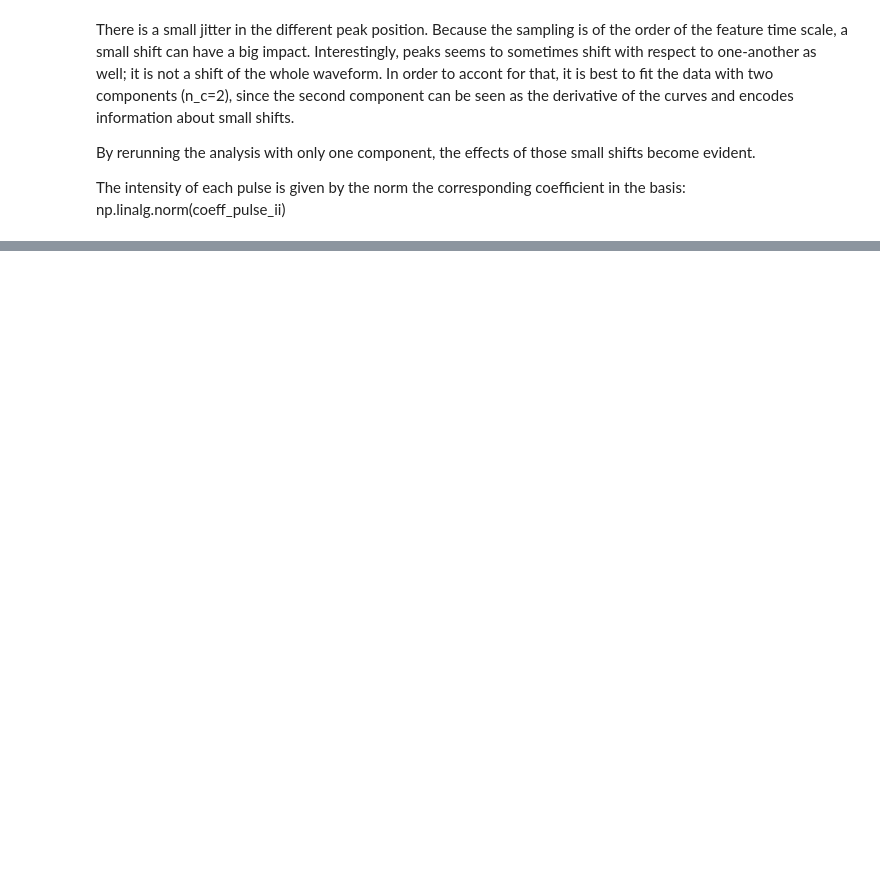
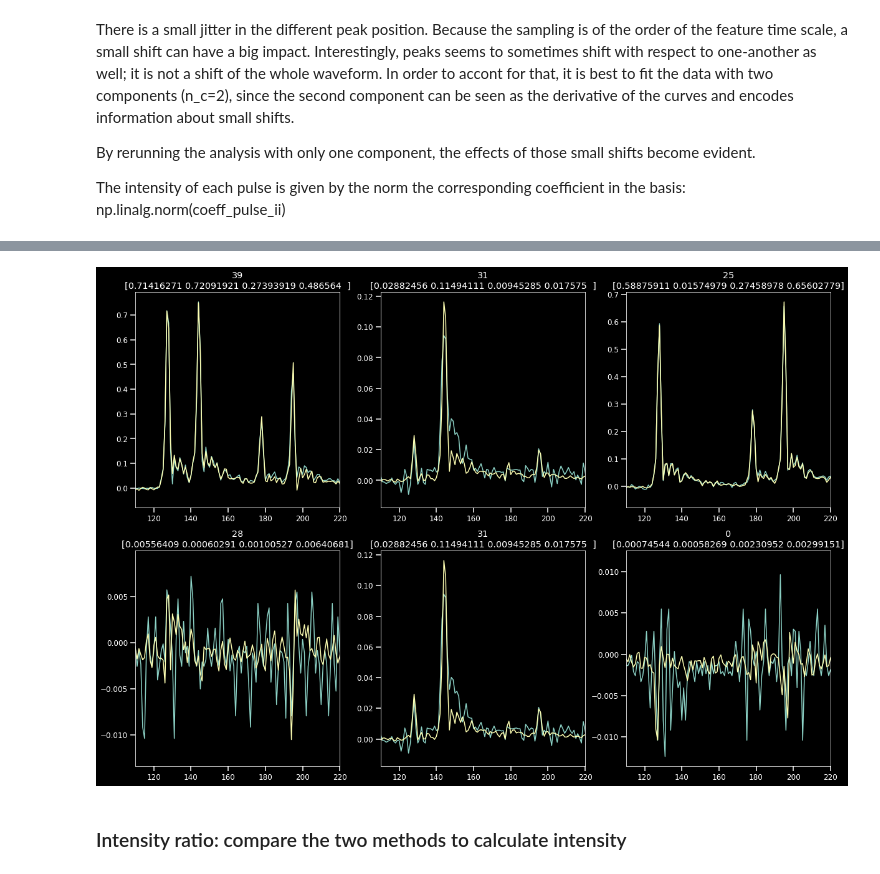
Before and after one commit to vespos/data_processing, a Jupyter notebook: waveform_analysis/multi_pulse/4pulse_xcs.ipynb, the cells around one changed output, grey strips where cells are left out. Drawn from its saved outputs; the diff is of its cells as text; code cells hidden in the pictures; blank space fills up the shorter version.

```diff
--- a/waveform_analysis/multi_pulse/4pulse_xcs.ipynb
+++ b/waveform_analysis/multi_pulse/4pulse_xcs.ipynb
@@ -179,8 +175,8 @@ plt.show()
 # %% [markdown]
 ## Build basis by shifting the single pulse basis accordingly
 # %%
-dl = [0, p2-p1, p3-p1, p4-p1]
-A0 = np.roll(A,-1, axis=0)
+dl = [-1, p2-p1, p3-p1, p4-p1]
+A0 = np.roll(A, dl[0], axis=0)
 A1 = np.roll(A0, dl[1], axis=0)
 A2 = np.roll(A0, dl[2], axis=0)
 A3 = np.roll(A0, dl[3], axis=0)
@@ -225,12 +242,17 @@ The intensity of each pulse is given by the norm the corresponding coefficient i
+# %%
+reconstructed = regr2.fit_reconstruct(dat)
+intensities = regr2.get_pulse_intensity(dat)
+intensities_max = regr2.get_pulse_intensity(dat, mode='max')
 # %%
-# idx = 1
-# fig, ax = plt.subplots(1,3, figsize=(20,8))
-# ax = ax.ravel()
-# for ii, regr in enumerate(regrs):
-#     rec = regr.fit_reconstruct(dat[idx])
-#     score = regr.score(dat[idx])
-#     ax[ii].set_title('Score={:.4f}'.format(score))
-#     ax[ii].plot(dat[idx])
-#     ax[ii].plot(rec)
-#     ax[ii].set_xlim(110,210)
-# plt.tight_layout()
+fig, ax = plt.subplots(2,3, figsize=(20,14))
+ax = np.ravel(ax)
+for ii in range(6):
+    idx = np.random.randint(dat.shape[0])
+    ax[ii].plot(dat[idx])
+    ax[ii].plot(reconstructed[idx])
+    ax[ii].set_xlim(110,220)
+    ax[ii].set_title(str(idx)+'\n'+str(intensities_max[idx]))
+# %% [output]
+[figure, added]
+# %% [markdown]
+### Intensity ratio: compare the two methods to calculate intensity
```
Also changed, not shown: parts of 12 cells of this notebook, 3 other files.
